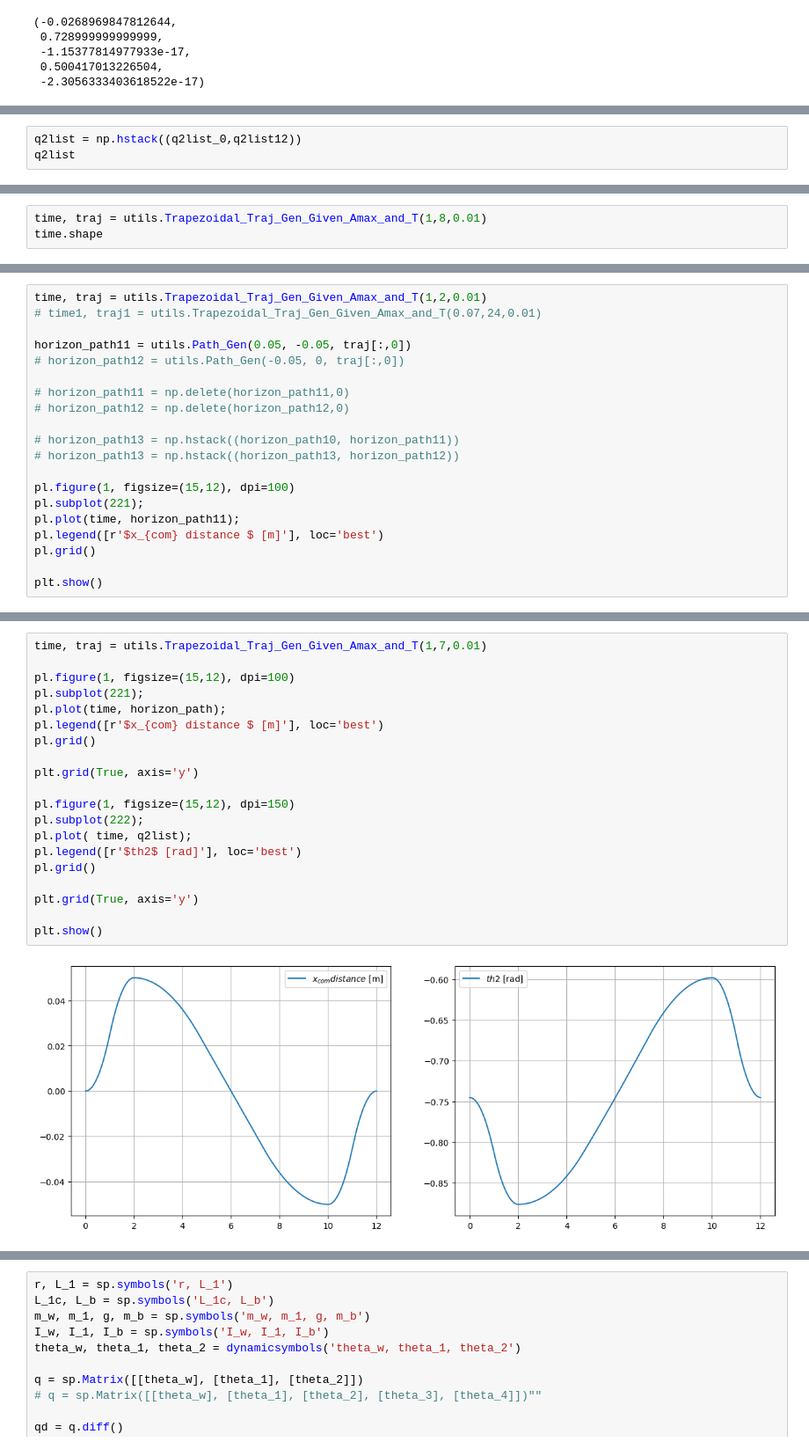
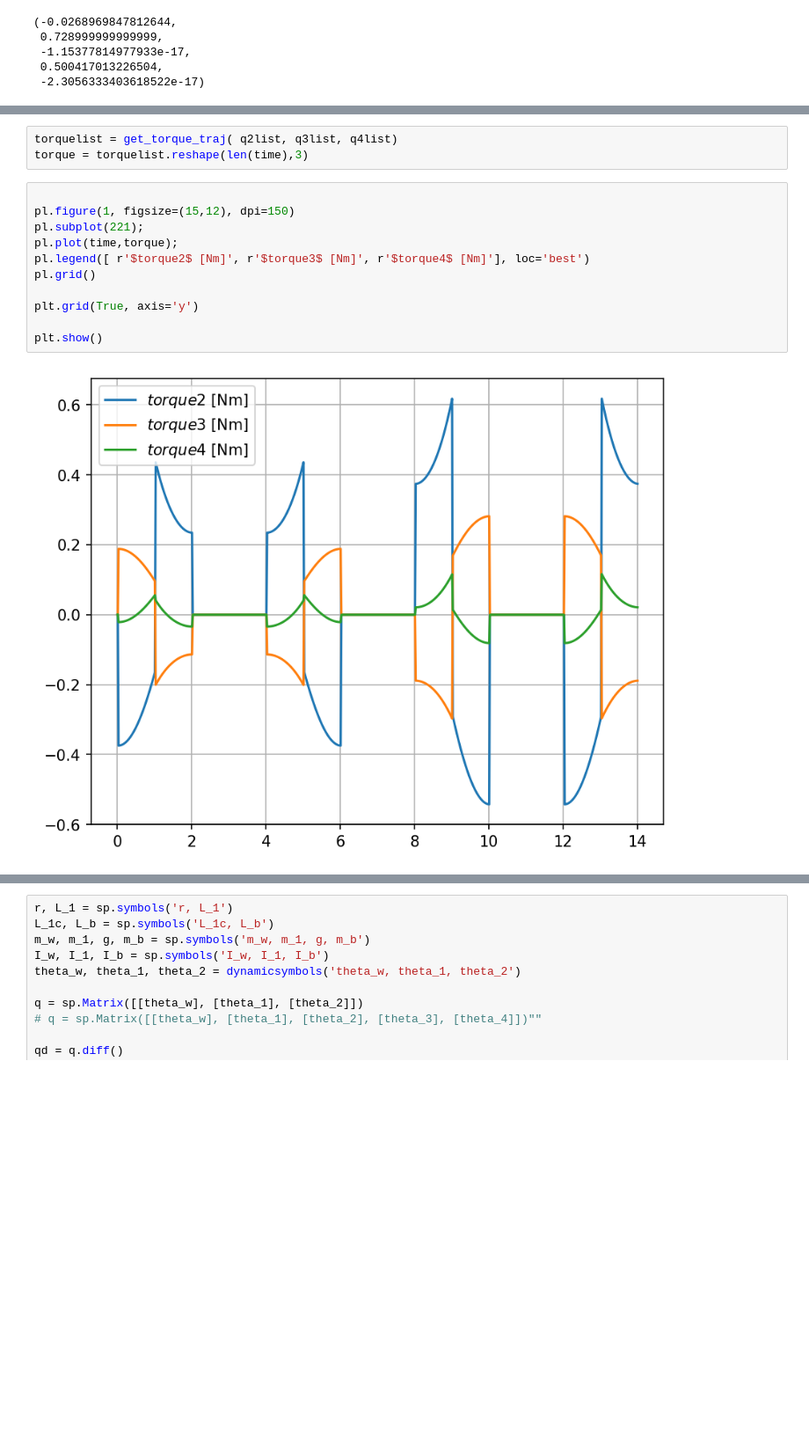
Before and after one commit to ssc166/joint_control, a Jupyter notebook: src/control_1/IK_3link.ipynb, the cells around one changed output, grey strips where cells are left out. Shown at 88% size. Cells and saved outputs as stored; diff of their text form; blank space fills up the shorter version.

```diff
--- a/src/control_1/IK_3link.ipynb
+++ b/src/control_1/IK_3link.ipynb
@@ -70,3 +76,0 @@ q2list12 = np.hstack((q2list_1,q2list_2))
-# %%
-q2list = np.hstack((q2list_0,q2list12))
-q2list
@@ -95,3 +86,0 @@ q2list.shape
-# %%
-time, traj = utils.Trapezoidal_Traj_Gen_Given_Amax_and_T(1,8,0.01)
-time.shape
@@ -139,20 +86,0 @@ horizon_path.shape
-# %%
-time, traj = utils.Trapezoidal_Traj_Gen_Given_Amax_and_T(1,2,0.01)
-# time1, traj1 = utils.Trapezoidal_Traj_Gen_Given_Amax_and_T(0.07,24,0.01)
-
-horizon_path11 = utils.Path_Gen(0.05, -0.05, traj[:,0])
-# horizon_path12 = utils.Path_Gen(-0.05, 0, traj[:,0])
-
-# horizon_path11 = np.delete(horizon_path11,0)
-# horizon_path12 = np.delete(horizon_path12,0)
-
-# horizon_path13 = np.hstack((horizon_path10, horizon_path11))
-# horizon_path13 = np.hstack((horizon_path13, horizon_path12))
-
-pl.figure(1, figsize=(15,12), dpi=100)
-pl.subplot(221);
-pl.plot(time, horizon_path11);
-pl.legend([r'$x_{com} distance $ [m]'], loc='best')
-pl.grid()
-
-plt.show()
@@ -161,22 +246,16 @@ plt.show()
+# %%
+torquelist = get_torque_traj( q2list, q3list, q4list)
+torque = torquelist.reshape(len(time),3)
 # %%
-time, traj = utils.Trapezoidal_Traj_Gen_Given_Amax_and_T(1,7,0.01)
-
-pl.figure(1, figsize=(15,12), dpi=100)
-pl.subplot(221);
-pl.plot(time, horizon_path);
-pl.legend([r'$x_{com} distance $ [m]'], loc='best')
-pl.grid()
-
-plt.grid(True, axis='y')
 
 pl.figure(1, figsize=(15,12), dpi=150)
-pl.subplot(222);
-pl.plot( time, q2list);
-pl.legend([r'$th2$ [rad]'], loc='best')
+pl.subplot(221);
+pl.plot(time,torque);
+pl.legend([ r'$torque2$ [Nm]', r'$torque3$ [Nm]', r'$torque4$ [Nm]'], loc='best')
 pl.grid()
 
 plt.grid(True, axis='y')
 
 plt.show()
 # %% [output]
-[figure, old version]
+[figure, new version]
```
Also changed, not shown: parts of 49 cells of this notebook, 2 other files.
